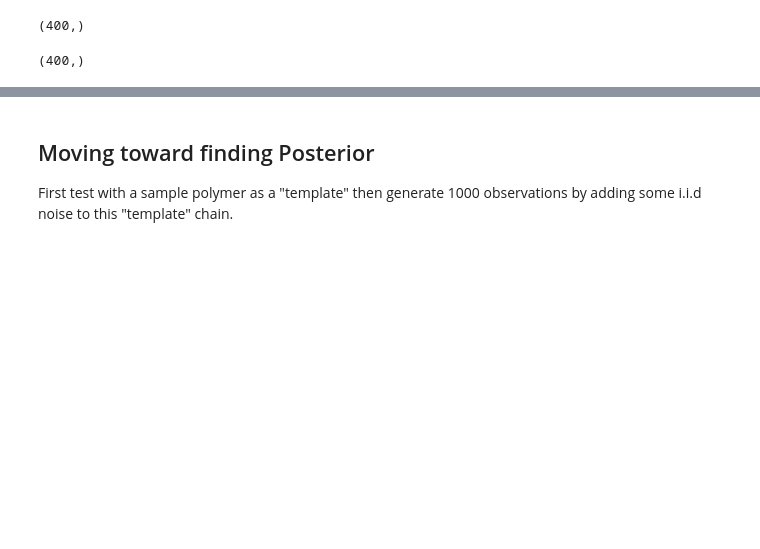
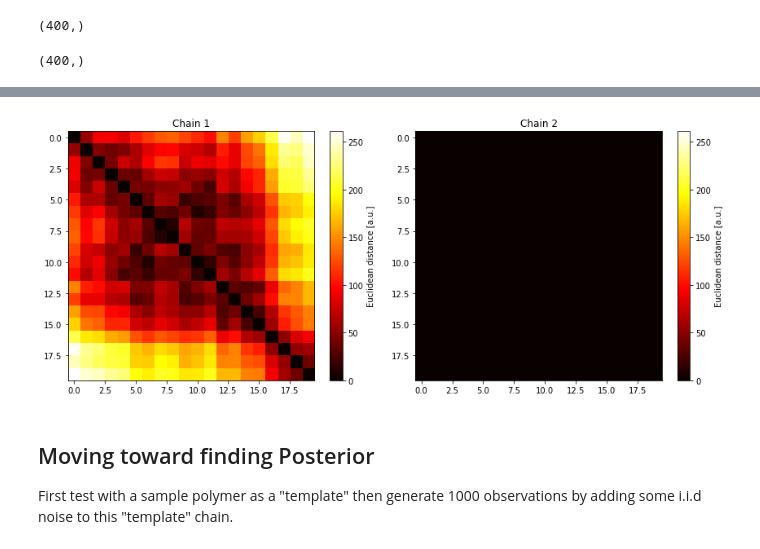
Before and after one commit to tee-udon/chromatin-ensemble-refinement, a Jupyter notebook: scripts/jaxTutorial.ipynb, the cells around one changed output, grey strips where cells are left out. Cells and saved outputs as stored; diff of their text form; code cells hidden in the pictures; blank space fills up the shorter version.

```diff
--- a/scripts/jaxTutorial.ipynb
+++ b/scripts/jaxTutorial.ipynb
@@ -920,3 +923,7 @@ observation_dmap_list_all_flatten = [generate_flatten_distance_map(x) for x in o
+# %%
+def logsumexp(x):
+    c = x.max()
+    return c + np.log(np.sum(np.exp(x-c)))
 # %%
-def objective(X):
-    return -np.sum([np.log(np.exp(-np.sum(X[:num_monomers**2] - x)**2) + np.exp(-np.sum(X[num_monomers**2:]-x)**2)) for x in observation_dmap_list_all_flatten])
+def objective_logsumexp(X):
+    return -np.sum([logsumexp(np.array([-np.sum(X[:num_monomers**2] - x)**2, -np.sum(X[num_monomers**2:]-x)**2])) for x in observation_dmap_list_all_flatten])
@@ -934,0 +958,3 @@ result = basinhopping(objective, np.random.rand(800), niter=200, stepsize=0.5, T
+# %%
+res = minimize(objective_logsumexp, np.random.rand(800), method='BFGS',
+                               options={'disp': True, 'gtol':1e-6})
@@ -935,3 +987,7 @@ result = basinhopping(objective, np.random.rand(800), niter=200, stepsize=0.5, T
+# %%
+compare_distance_maps(template_chain_1, res.x[400:], type2='flatten_distance_map')
+# %% [output]
+[figure, added]
 # %%
 # Plot the comparison between template chain and noisy chain
 def compare_polymer_chains(chain1, chain2):
```
Also changed, not shown: parts of 8 cells of this notebook.
